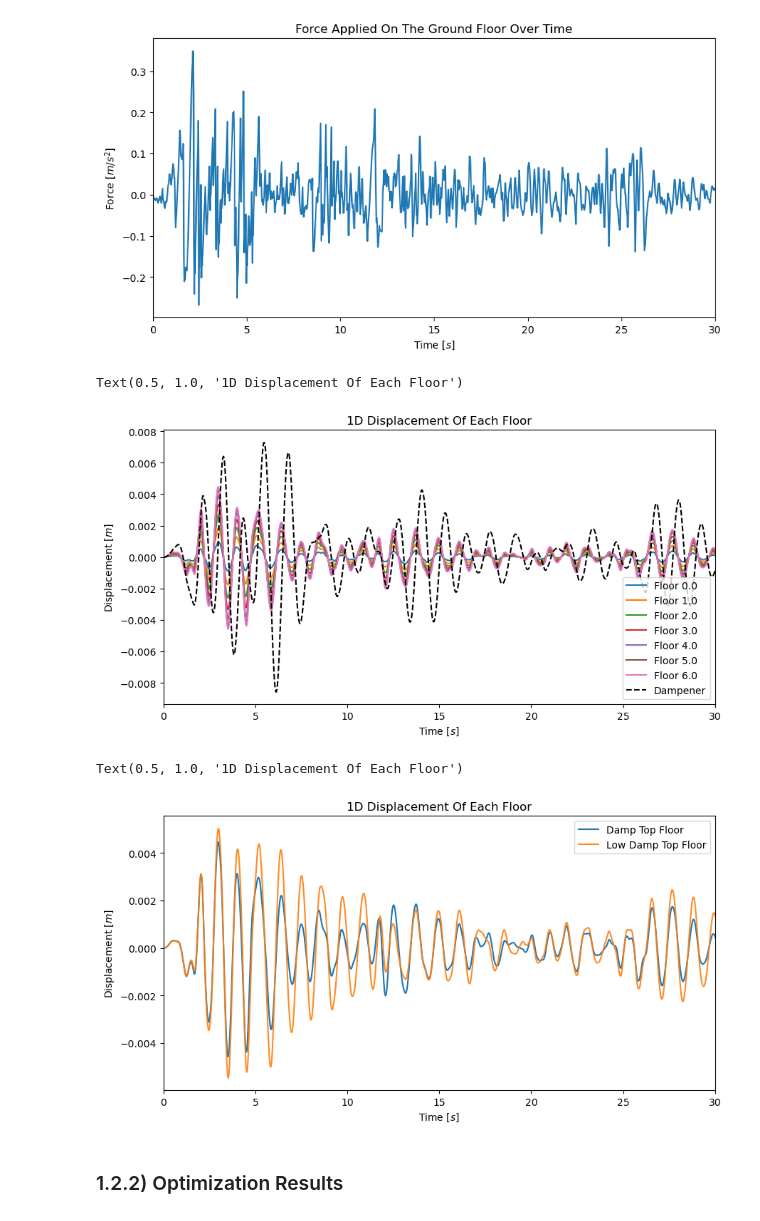
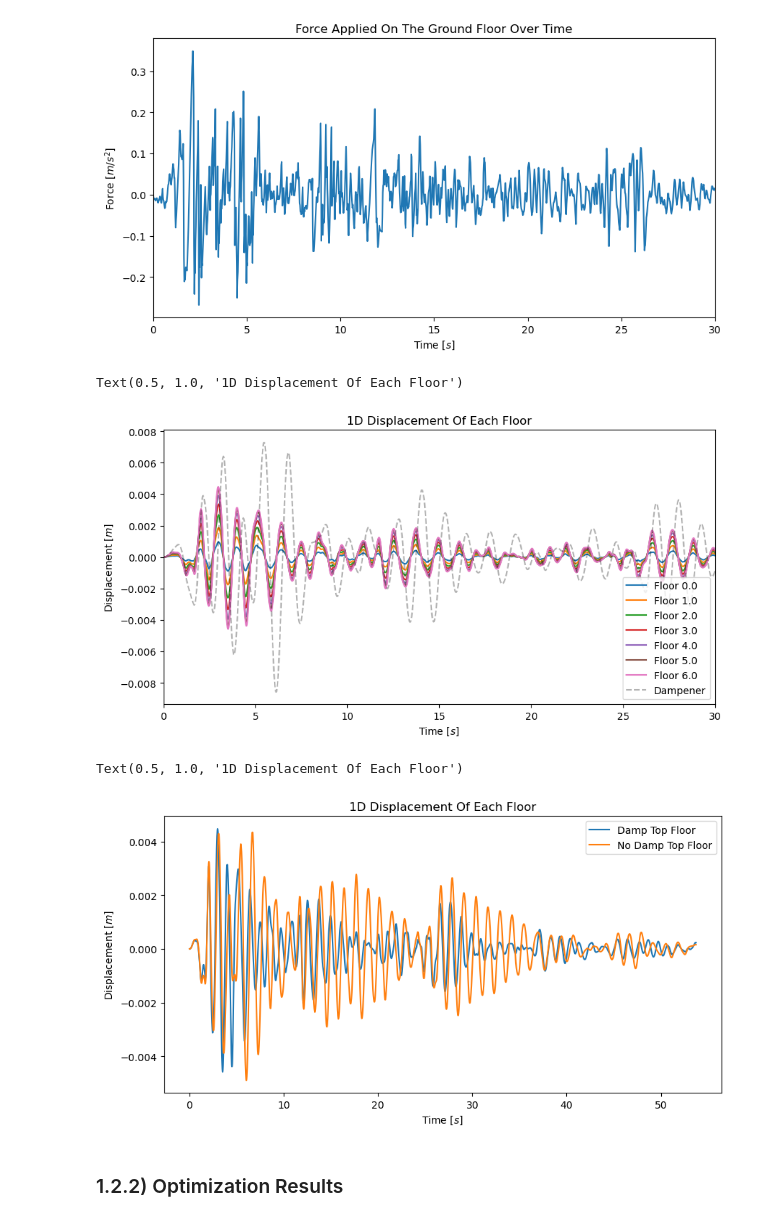
Before and after one commit to StevenVC/PHY480_semester_project, a Jupyter notebook: testing/project_notebook.ipynb, the cells around one changed output. Saved outputs shown, nothing was run; the diff lists cells and outputs as text; code cells hidden in the pictures.

Commit message:
update results

```diff
--- a/testing/project_notebook.ipynb
+++ b/testing/project_notebook.ipynb
@@ -87,7 +78,7 @@ rm sim_building.exe
 quake_data = np.genfromtxt('../init_conds/elcentro_NS.dat.txt', delimiter=' ', usecols=(0,1), dtype='f8')
 
 data_damp = np.genfromtxt('../results/sim_build_res_damp.txt', delimiter=',', skip_header=1, dtype='f8')
-data_no_damp = np.genfromtxt('../results/sim_build_res_nodamp.txt', delimiter=',', skip_header=1, dtype='f8')
+data_no_damp = np.genfromtxt('../results/sim_build_res_no_damp.txt', delimiter=',', skip_header=1, dtype='f8')
 
 data_damp = data_damp[:,:-1]
 data_no_damp = data_no_damp[:,:-1]
@@ -116,7 +107,7 @@ for i in range(len(data_damp[0])-2):
         ax1.plot(quake_data[:,0], data_damp[:,i], label=f'Floor {i/2}')
 
 ax1.plot(quake_data[:,0], data_damp[:,len(data_damp[0])-2],
-         label='Dampener', c='black', linestyle='--', alpha=0.5)
+         label='Dampener', c='black', linestyle='--', alpha=0.3)
 
 ax1.set_xlim(0,30)
 
@@ -127,27 +118,25 @@ ax1.set_ylabel('Displacement [$m$]')
 ax1.set_title('1D Displacement Of Each Floor')
 # %% [output]
 Text(0.5, 1.0, '1D Displacement Of Each Floor')
-[figure, old version]
+[figure, new version]
 # %%
 fig, ax1 = plt.subplots()
 fig.set_size_inches(10,5)
 
 # plot top floor displacement for the cases where there is dampenign and low dampening
 ax1.plot(quake_data[:,0], data_damp[:,len(data_damp[0])-4],
          label=f'Damp Top Floor')
 ax1.plot(quake_data[:,0], data_no_damp[:,len(data_no_damp[0])-4],
-         label=f'Low Damp Top Floor', alpha=0.9)
-
-ax1.set_xlim(0,30)
+         label=f'No Damp Top Floor')
 
 ax1.legend()
 
 ax1.set_xlabel('Time [$s$]')
 ax1.set_ylabel('Displacement [$m$]')
 ax1.set_title('1D Displacement Of Each Floor')
 # %% [output]
 Text(0.5, 1.0, '1D Displacement Of Each Floor')
-[figure, old version]
+[figure, new version]
 # %% [markdown]
 ### 1.2.2) Optimization Results
 # %% [markdown]
```
Also changed, not shown: parts of 12 cells of this notebook, 11 other files.
